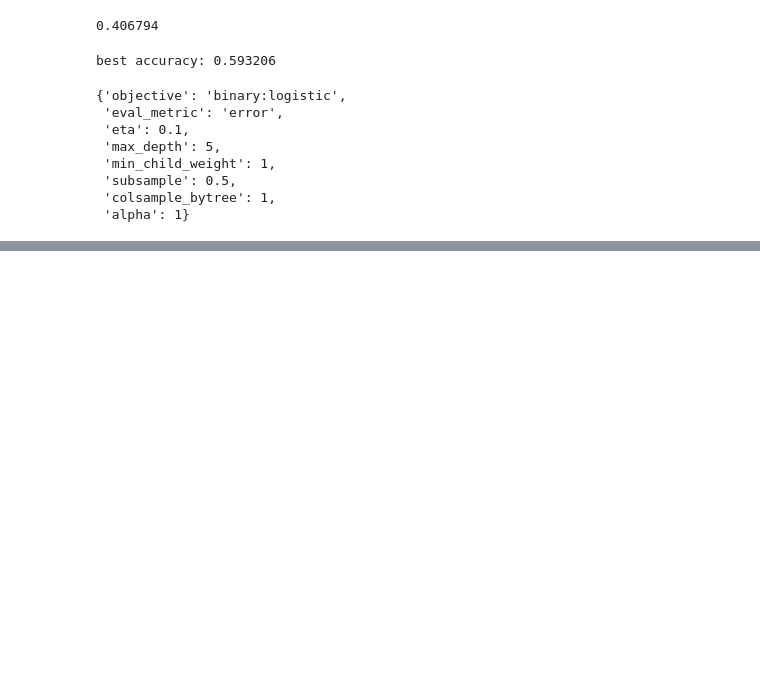
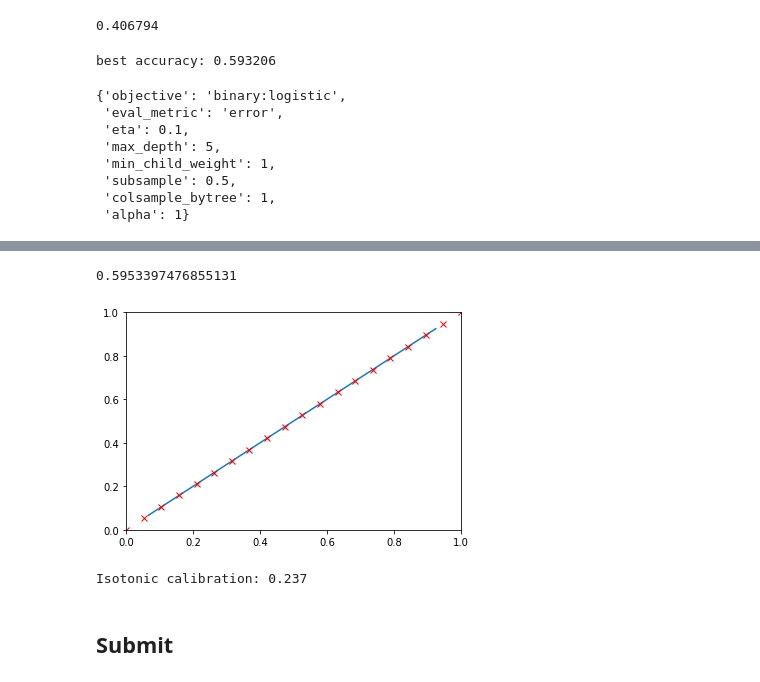
Before and after one commit to shereshevskiy/meson_insider, a Jupyter notebook: _jupyter_notebooks/06-01_gridSearch-xgboost_full.ipynb, the cells around one changed output, grey strips where cells are left out. Drawn from its saved outputs; the diff is of its cells as text; code cells hidden in the pictures; blank space fills up the shorter version.

Commit message:
06-01 with xgb submit

```diff
--- a/_jupyter_notebooks/06-01_gridSearch-xgboost_full.ipynb
+++ b/_jupyter_notebooks/06-01_gridSearch-xgboost_full.ipynb
@@ -150,0 +197,3 @@ best_params
+# %%
+clf = xgb.XGBClassifier(use_label_encoder=False, **sk_best_params)
+clf.fit(X_train.values, y_train.values.ravel())
@@ -150,0 +210,4 @@ best_params
+# %%
+calibrated_clf = CalibratedClassifierCV(base_estimator=clf, cv="prefit", method='isotonic')
+# %%
+calibrated_clf.fit(X_val.values, y_val.values)
@@ -150,0 +232,22 @@ best_params
+# %%
+calibrated_clf.score(X_val, y_val)
+# %% [output]
+0.5953397476855131
+# %%
+y_val_proba_clbr = calibrated_clf.predict_proba(X_val.values)
+# %%
+fraction_of_positives, mean_predicted_value = calibration_curve(y_val.values, y_val_proba_clbr[:, 1], n_bins=10)
+
+plt.plot(mean_predicted_value, fraction_of_positives)
+plt.plot(np.linspace(0, 1, 20), np.linspace(0, 1, 20), 'rx')
+plt.xlim(0, 1)
+plt.ylim(0, 1);
+# %% [output]
+[figure, added]
+# %%
+clf_brier_score = brier_score_loss(y_val.values, y_val_proba_clbr[:, 1])
+print("Isotonic calibration: %1.3f" % clf_brier_score)
+# %% [output]
+Isotonic calibration: 0.237
+# %% [markdown]
+## Submit
```
Also changed, not shown: parts of 20 cells of this notebook, 2 other files.
